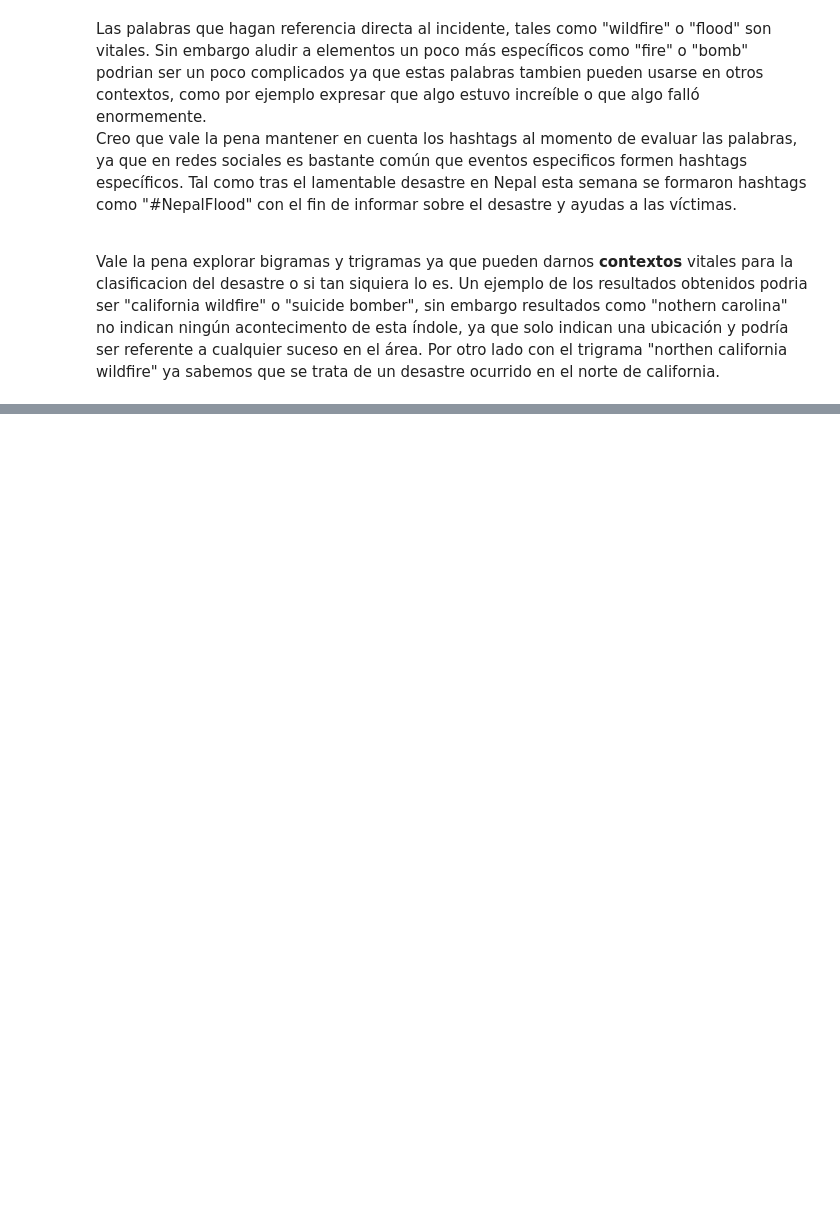
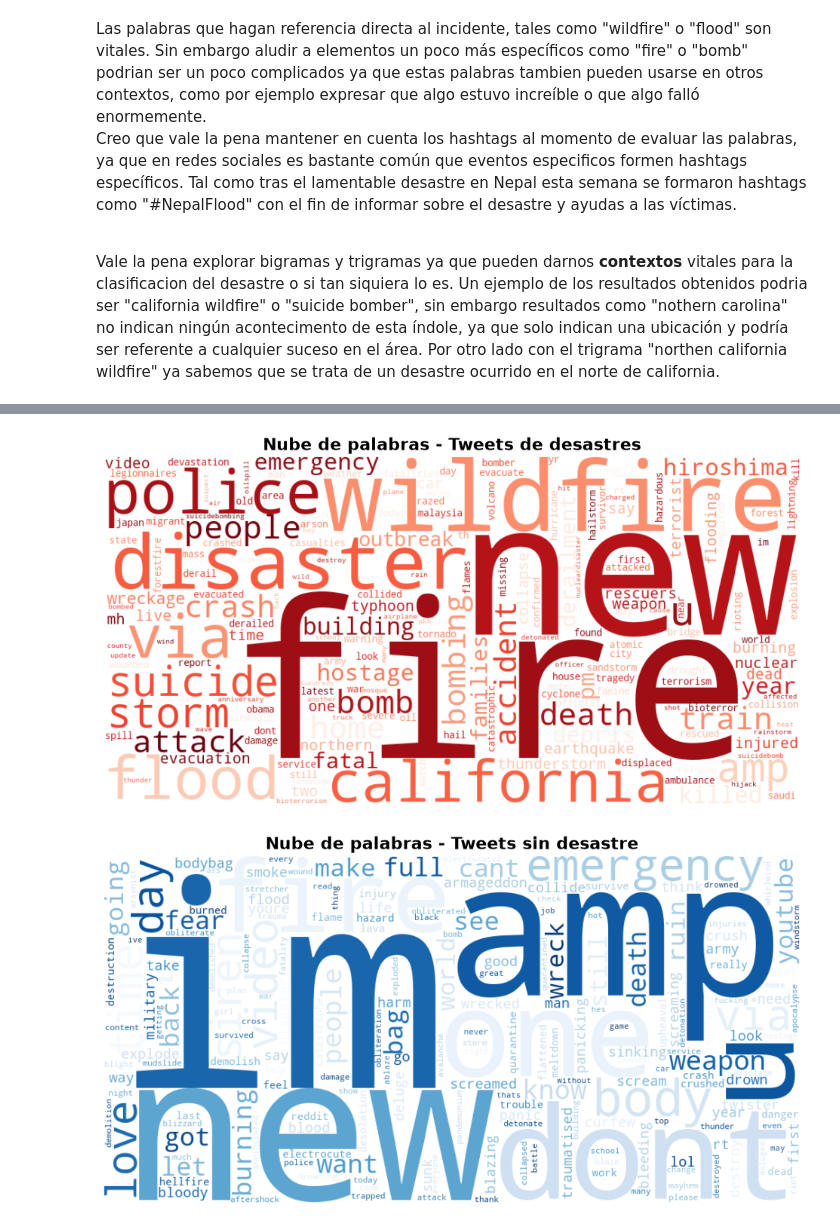
Before and after one commit to abbydoag/Labs_DataSci, a Jupyter notebook: Lab5/Lab5.ipynb, the cells around one changed output, grey strips where cells are left out. Cells and saved outputs as stored; diff of their text form; code cells hidden in the pictures; blank space fills up the shorter version.

```diff
--- a/Lab5/Lab5.ipynb
+++ b/Lab5/Lab5.ipynb
@@ -435,0 +431,17 @@ Vale la pena explorar bigramas y trigramas ya que pueden darnos **contextos** vi
+# %%
+# Nubes de palabras por categoría
+def crear_nube(textos, titulo, color):
+    texto = ' '.join(textos.dropna())
+    nube = WordCloud(width=1000, height=500, background_color='white',
+                     colormap=color, collocations=False, min_font_size=10).generate(texto)
+    plt.figure(figsize=(14, 6))
+    plt.imshow(nube, interpolation='bilinear')
+    plt.axis('off')
+    plt.title(titulo, fontsize=16, fontweight='bold')
+    plt.show()
+
+crear_nube(disaster, 'Nube de palabras - Tweets de desastres', 'Reds')
+crear_nube(no_disaster, 'Nube de palabras - Tweets sin desastre', 'Blues')
+# %% [output]
+[figure, added]
+[figure, added]
```
Also changed, not shown: parts of 14 cells of this notebook, 5 other files.
